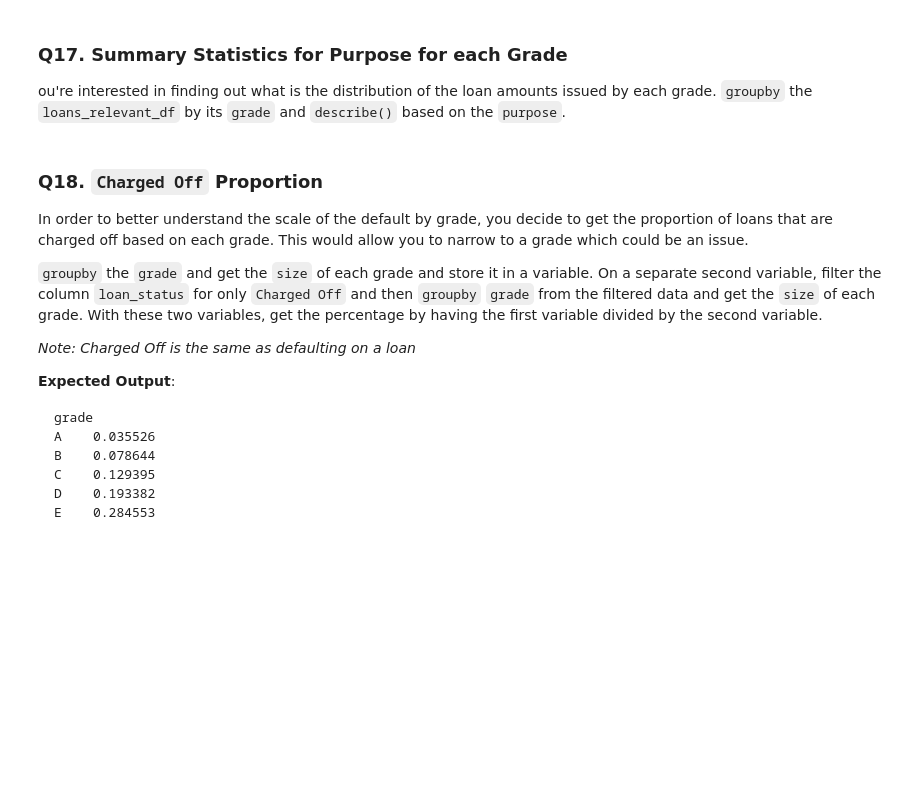
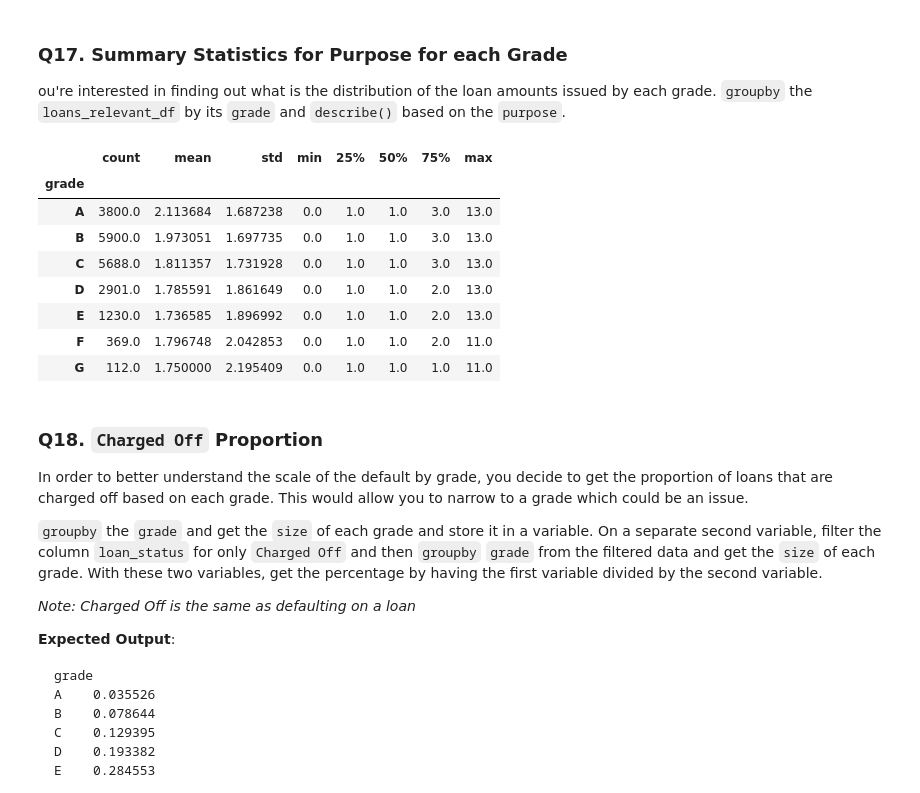
Before and after one commit to helloitsm3/DS102, a Jupyter notebook: Lesson 01/Problem Sets/FirstName_LastName Hackwagon Academy DS102 - Problem Set 1.ipynb, the cells around one changed output. Saved outputs shown, nothing was run; the diff lists cells and outputs as text; code cells hidden in the pictures; blank space fills up the shorter version.

```diff
--- a/Lesson 01/Problem Sets/FirstName_LastName Hackwagon Academy DS102 - Problem Set 1.ipynb
+++ b/Lesson 01/Problem Sets/FirstName_LastName Hackwagon Academy DS102 - Problem Set 1.ipynb
@@ -465,6 +688,18 @@ You're interested in finding out what is the distribution of the loan amounts is
 ### Q17. Summary Statistics for Purpose for each Grade
 
 ou're interested in finding out what is the distribution of the loan amounts issued by each grade. `groupby` the `loans_relevant_df` by its `grade` and `describe()` based on the `purpose`.
+# %%
+loans_relevant_df.groupby("grade").describe()["purpose"]
+# %% [output]
+|  | count | mean | std | min | 25% | 50% | 75% | max |
+| grade |  |  |  |  |  |  |  |  |
+| A | 3800.0 | 2.113684 | 1.687238 | 0.0 | 1.0 | 1.0 | 3.0 | 13.0 |
+| B | 5900.0 | 1.973051 | 1.697735 | 0.0 | 1.0 | 1.0 | 3.0 | 13.0 |
+| C | 5688.0 | 1.811357 | 1.731928 | 0.0 | 1.0 | 1.0 | 3.0 | 13.0 |
+| D | 2901.0 | 1.785591 | 1.861649 | 0.0 | 1.0 | 1.0 | 2.0 | 13.0 |
+| E | 1230.0 | 1.736585 | 1.896992 | 0.0 | 1.0 | 1.0 | 2.0 | 13.0 |
+| F | 369.0 | 1.796748 | 2.042853 | 0.0 | 1.0 | 1.0 | 2.0 | 11.0 |
+| G | 112.0 | 1.750000 | 2.195409 | 0.0 | 1.0 | 1.0 | 1.0 | 11.0 |
 # %%
 ## TA/INSTRUCTOR ONLY
 ## MARKS AWARDED: /1
```
Also changed, not shown: parts of 27 cells of this notebook, 2 other files.
